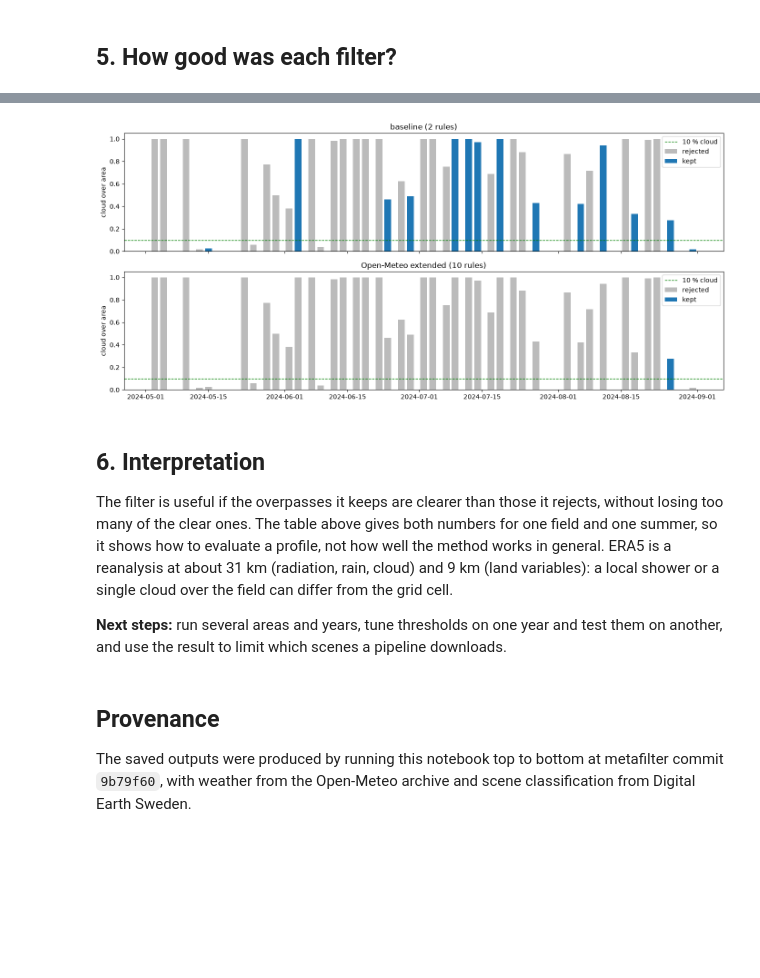
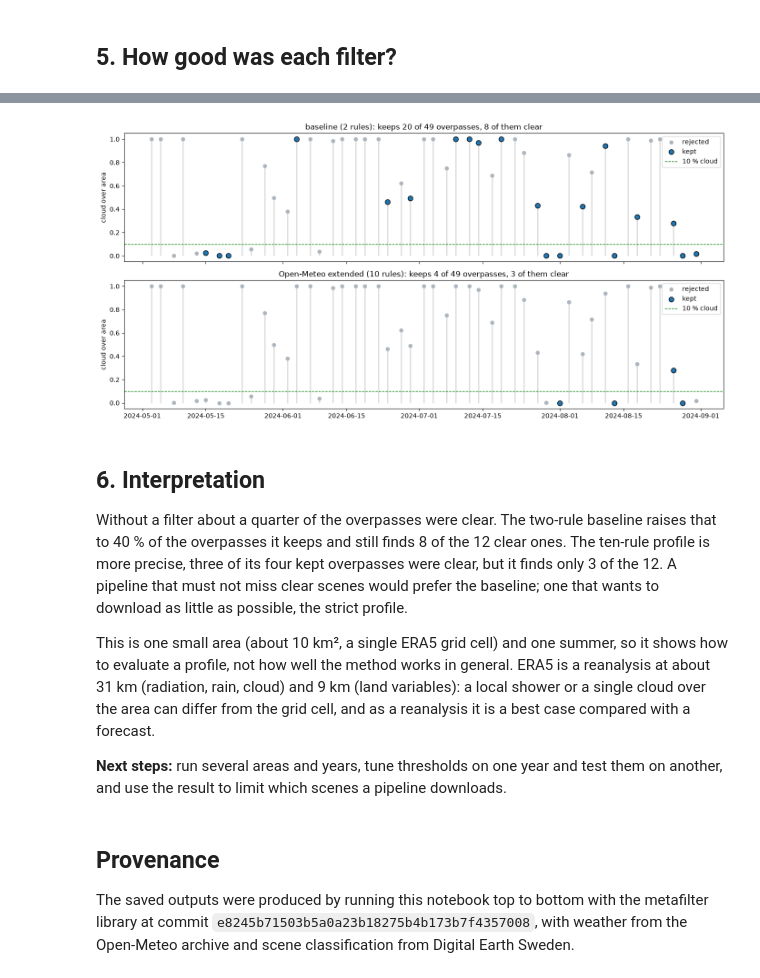
Before and after one commit to DigitalEarthSwedenExperimentalLab/space-datalab-metafilter, a Jupyter notebook: notebooks/070_CASE_110-Weather-Based-Selection.ipynb, the cells around one changed output, grey strips where cells are left out. Cells and saved outputs as stored; diff of their text form; code cells hidden in the pictures; blank space fills up the shorter version.

```diff
--- a/notebooks/070_CASE_110-Weather-Based-Selection.ipynb
+++ b/notebooks/070_CASE_110-Weather-Based-Selection.ipynb
@@ -171,34 +180,43 @@ no filter: 12 of 49 overpasses clear (24%)
 | 0 | baseline (2 rules) | 20 | 8 | 0.40 | 8 of 12 | ... |
 | 1 | Open-Meteo extended (10 rules) | 4 | 3 | 0.75 | 3 of 12 | ... |
 # %%
-fig, axes = plt.subplots(len(selections), 1, figsize=(14, 3.2 * len(selections)), sharex=True)
+fig, axes = plt.subplots(len(selections), 1, figsize=(14, 3.4 * len(selections)), sharex=True)
 dates = pd.to_datetime(overpasses["date"])
+cloud = overpasses["cloud_fraction"]
 for ax, (name, days) in zip(np.atleast_1d(axes), selections.items()):
     kept = overpasses["date"].isin(days)
-    ax.bar(dates[~kept], overpasses.loc[~kept, "cloud_fraction"], width=1.5, color="#bbbbbb", label="rejected")
-    ax.bar(dates[kept], overpasses.loc[kept, "cloud_fraction"], width=1.5, color="#1f77b4", label="kept")
+    ax.vlines(dates, 0, cloud, color="#dddddd", linewidth=2)
+    ax.scatter(dates[~kept], cloud[~kept], s=30, color="#adb5bd", label="rejected", zorder=3)
+    ax.scatter(dates[kept], cloud[kept], s=60, color="#1f77b4", edgecolor="black", label="kept", zorder=4)
     ax.axhline(0.10, color="green", linestyle="--", linewidth=1, label="10 % cloud")
+    ax.set_ylim(-0.05, 1.05)
     ax.set_ylabel("cloud over area")
-    ax.set_title(name)
+    ax.set_title(f"{name}: keeps {int(kept.sum())} of {len(overpasses)} overpasses, "
+                 f"{int((kept & clear).sum())} of them clear")
     ax.legend(loc="upper right")
 plt.tight_layout()
 plt.show()
 # %% [output]
-[figure, old version]
+[figure, new version]
 # %% [markdown]
 ## 6. Interpretation
 
-The filter is useful if the overpasses it keeps are clearer than those it rejects, without losing
-too many of the clear ones. The table above gives both numbers for one field and one summer, so
-it shows how to evaluate a profile, not how well the method works in general. ERA5 is a reanalysis
-at about 31 km (radiation, rain, cloud) and 9 km (land variables): a local shower or a single cloud
-over the field can differ from the grid cell.
+Without a filter about a quarter of the overpasses were clear. The two-rule baseline raises that
+to 40 % of the overpasses it keeps and still finds 8 of the 12 clear ones. The ten-rule profile is
+more precise, three of its four kept overpasses were clear, but it finds only 3 of the 12. A
+pipeline that must not miss clear scenes would prefer the baseline; one that wants to download as
+little as possible, the strict profile.
+
+This is one small area (about 10 km², a single ERA5 grid cell) and one summer, so it shows how to
+evaluate a profile, not how well the method works in general. ERA5 is a reanalysis at about 31 km
+(radiation, rain, cloud) and 9 km (land variables): a local shower or a single cloud over the area
+can differ from the grid cell, and as a reanalysis it is a best case compared with a forecast.
 
 **Next steps:** run several areas and years, tune thresholds on one year and test them on another,
 and use the result to limit which scenes a pipeline downloads.
 # %% [markdown]
 ## Provenance
 
-The saved outputs were produced by running this notebook top to bottom at metafilter commit
-`9b79f60`, with weather from the Open-Meteo archive and scene classification from Digital Earth
-Sweden.
+The saved outputs were produced by running this notebook top to bottom with the metafilter
+library at commit `e8245b71503b5a0a23b18275b4b173b7f4357008`, with weather from the Open-Meteo archive and scene classification
+from Digital Earth Sweden.
```
Also changed, not shown: parts of 3 cells of this notebook, 2 other files.
